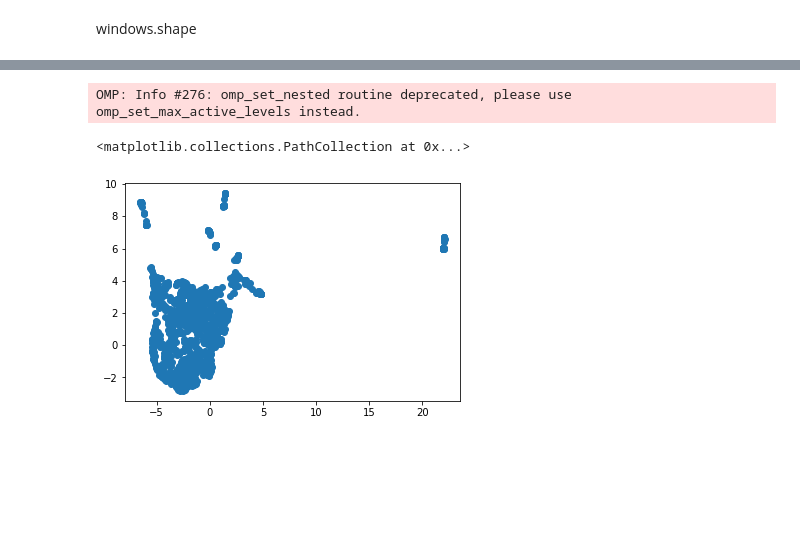
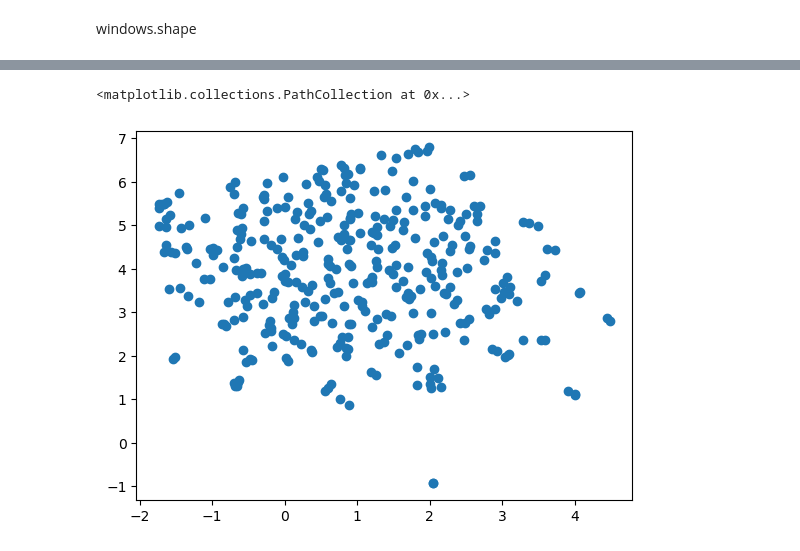
Before and after one commit to texsmv/airq_tool, a Jupyter notebook: ontario_projections_months.ipynb, the cells around one changed output, grey strips where cells are left out. Drawn from its saved outputs; the diff is of its cells as text; code cells hidden in the pictures; blank space fills up the shorter version.

```diff
--- a/ontario_projections_months.ipynb
+++ b/ontario_projections_months.ipynb
@@ -8,16 +8,18 @@ from source.tserie import TSerie
 from source.read_ontario import read_ontario
 from source.utils import commonWindows
 from source.torch_utils import getContrastiveFeatures
+from cuml.manifold import UMAP
+from ccpca import CCPCA
 
 VIS_PATH = 'visualizations'
-SMOOTH = 10 # 8 -1 if you don't want to smooth the data otherwise the size of the smooth window
+SMOOTH = 8 # 8 -1 if you don't want to smooth the data otherwise the size of the smooth window
 LOSS = 'SimCLR' # SupConLoss | SimCLR
 MODE = 'subsequences' # subsequences - shape
 # MODE = 'shape' # subsequences - shape
-EPOCHS = 80
-BATCH_SIZE = 64
+EPOCHS = 40
+BATCH_SIZE = 128
 ENC_SIZE = 8 # 8
-POLLUTANTS = ['CO', 'O3'] # ['NO', 'NOx', 'NO2', 'SO2', 'CO', 'O3', 'PM25']
+POLLUTANTS = ['PM25', 'SO2', 'CO'] # ['NO', 'NOx', 'NO2', 'SO2', 'CO', 'O3', 'PM25']
 CONV_FILTERS = [16, 32]
 CONV_KERNELS = [7, 7]
 UMAP_NEIGHBORS = 15
@@ -25,7 +27,7 @@ N_VIZ_SAMPLES = 600
 # %% [markdown]
 # Months case
 # %%
-windows_map = read_ontario(granularity='monthly', cache=True)
+windows_map = read_ontario(granularity='months', cache=False)
 pollutans = POLLUTANTS
 # windows, dates, station_ids, stations = commonWindows(windows_map, pollutans)
 # %% [output]
@@ -71,5 +94,6 @@ mts.features = getContrastiveFeatures(
     conv_filters = CONV_FILTERS,
     conv_kernels = CONV_KERNELS,
     use_KL_regularizer = True,
+    feat_size=512,
 )
 # %% [output]
@@ -80,13 +106,15 @@ IndexError: Dimension out of range (expected to be in range of [-2, 1], but got
 # %%
 import umap
 from sklearn.manifold import TSNE
 import matplotlib.pyplot as plt
-reducer = umap.UMAP(n_components=2, metric='euclidean', n_neighbors=30)
+# reducer = umap.UMAP(n_components=2, metric='euclidean', n_neighbors=30)
+reducer = UMAP(n_components=2, n_neighbors=10, min_dist=0.1)
+# reducer = UMAP(n_components=2, n_neighbors=10, min_dist=0.1)
 # reducer = TSNE(n_components=2, metric='euclidean')
 
-coords = reducer.fit_transform(mts.features)
+coords = reducer.fit_transform(mts.features, y = month_ids)
+# coords = reducer.fit_transform(mts.features)
 plt.scatter(coords[:, 0], coords[:, 1])
 # %% [output]
-OMP: Info #276: omp_set_nested routine deprecated, please use omp_set_max_active_levels instead.
+<matplotlib.collections.PathCollection at 0x...>
-<matplotlib.collections.PathCollection at 0x...>
-[figure, old version]
+[figure, new version]
```
Also changed, not shown: parts of 13 cells of this notebook, 12 other files.
